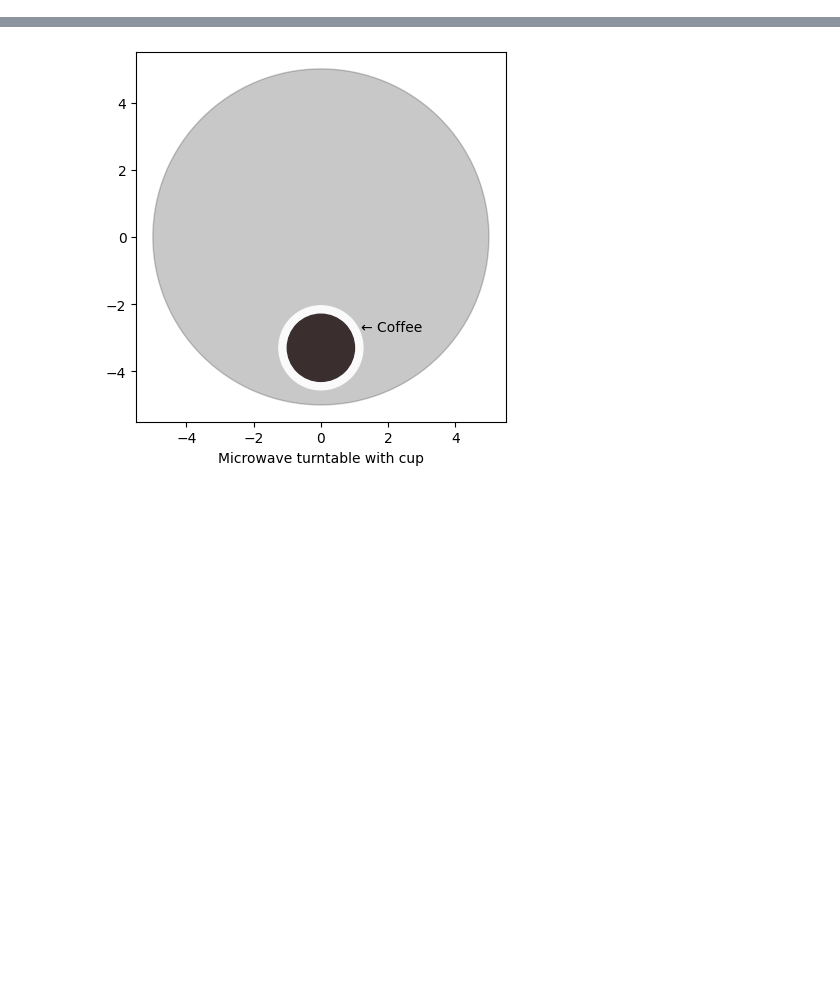
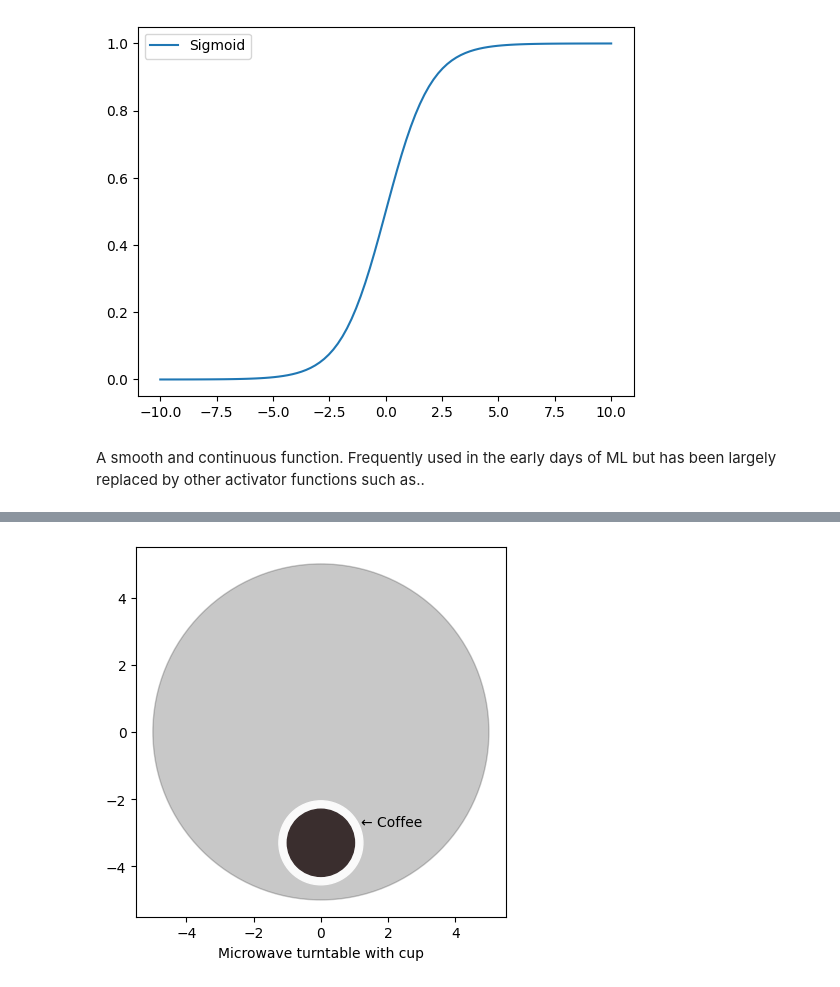
Before and after one commit to wlinds/mte, a Jupyter notebook: daily_doodle.ipynb, the cells around one changed output, grey strips where cells are left out. Saved outputs shown, nothing was run; the diff lists cells and outputs as text; code cells hidden in the pictures; blank space fills up the shorter version.

Commit message:
Day 35 - sigmoid, ReLU and Leaky ReLU

```diff
--- a/daily_doodle.ipynb
+++ b/daily_doodle.ipynb
@@ -0,0 +5,4 @@
+# %%
+import numpy as np
+import matplotlib.pyplot as plt
+x = np.linspace(-10, 10, 100)
@@ -0,0 +18,11 @@
+# %%
+def sigmoid(x):
+    return 1 / (1 + np.exp(-x))
+# %%
+plt.plot(x, sigmoid(x), label='Sigmoid')
+plt.legend()
+plt.show()
+# %% [output]
+[figure, added]
+# %% [markdown]
+A smooth and continuous function. Frequently used in the early days of ML but has been largely replaced by other activator functions such as..
```
Also changed, not shown: parts of 15 cells of this notebook.
